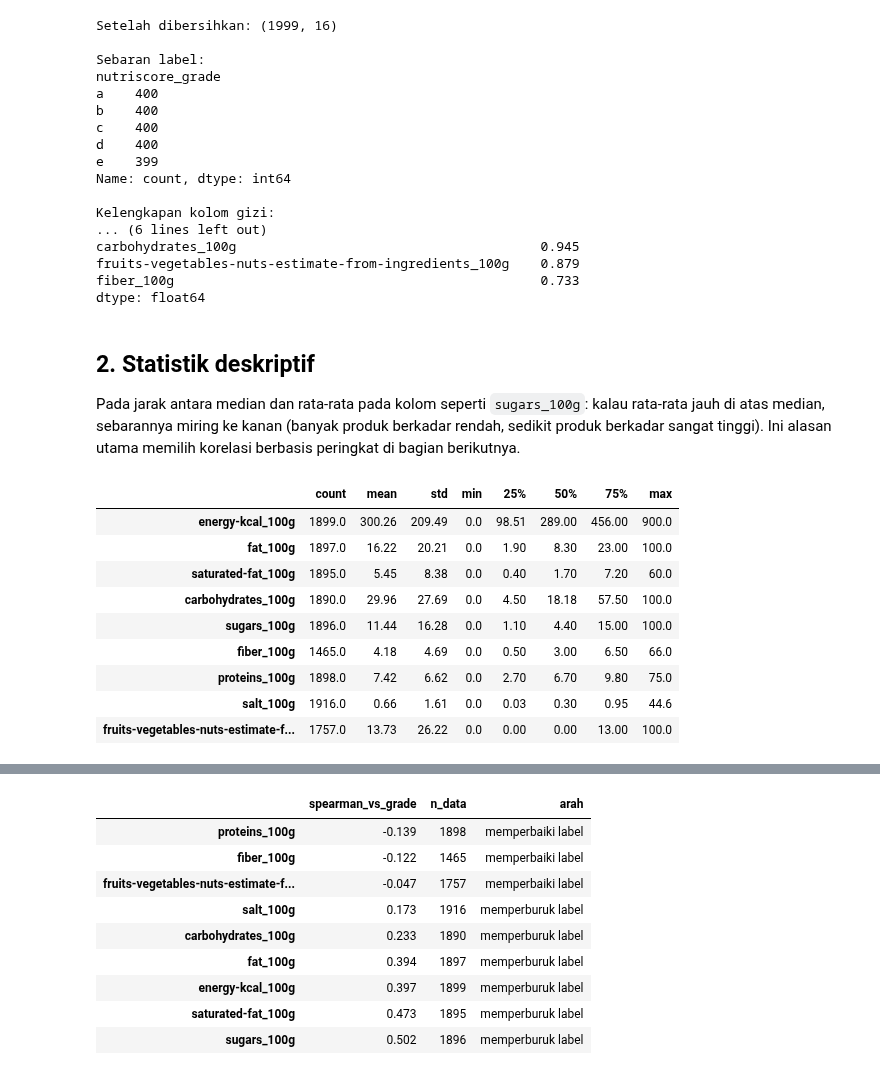
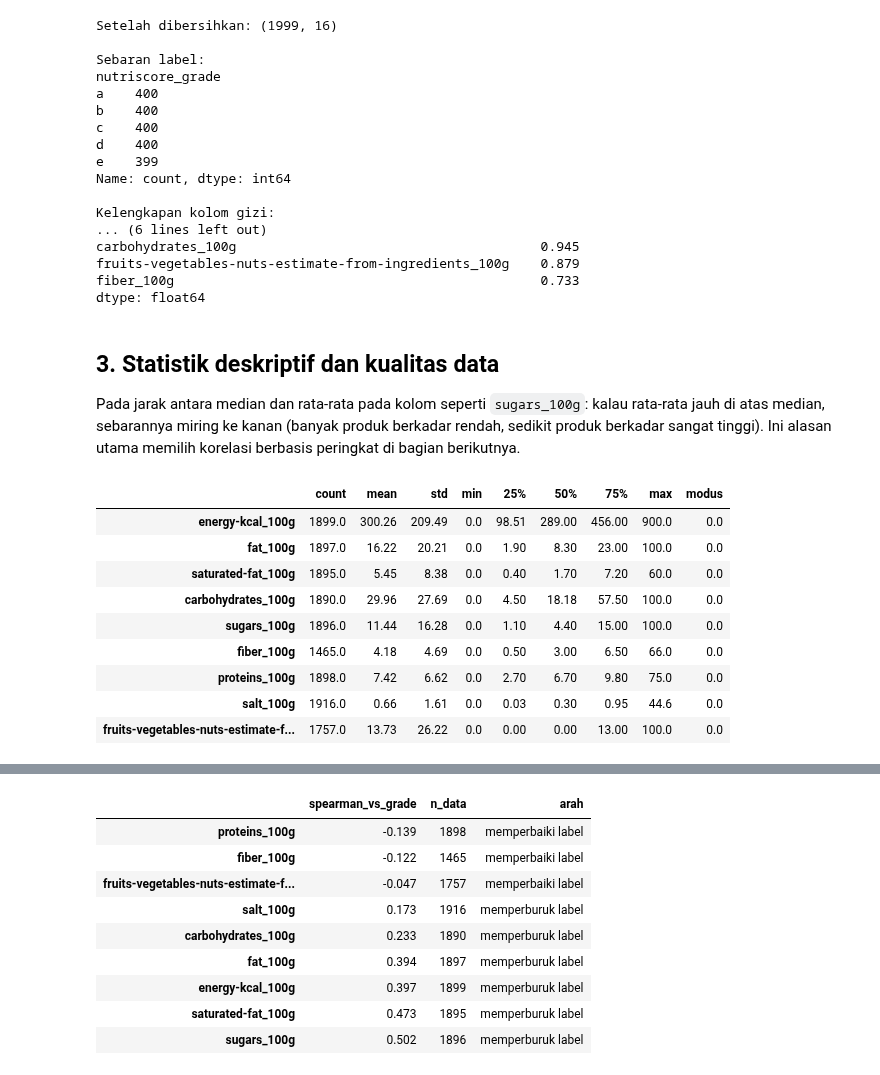
Before and after one commit to AIEngCourses/dm, a Jupyter notebook: week2/praktikum1/5054251024_Muhammad-Irzam-Hafis-Fabiansyah_Tugas_EDA.ipynb, the cells around one changed output, grey strips where cells are left out. Cells and saved outputs as stored; diff of their text form; code cells hidden in the pictures.

```diff
--- a/week2/praktikum1/5054251024_Muhammad-Irzam-Hafis-Fabiansyah_Tugas_EDA.ipynb
+++ b/week2/praktikum1/5054251024_Muhammad-Irzam-Hafis-Fabiansyah_Tugas_EDA.ipynb
@@ -92,20 +165,22 @@ fruits-vegetables-nuts-estimate-from-ingredients_100g    0.879
 fiber_100g                                               0.733
 dtype: float64
 # %% [markdown]
-## 2. Statistik deskriptif
+## 3. Statistik deskriptif dan kualitas data
 
 Pada jarak antara median dan rata-rata pada kolom seperti `sugars_100g`: kalau rata-rata jauh di atas median, sebarannya miring ke kanan (banyak produk berkadar rendah, sedikit produk berkadar sangat tinggi). Ini alasan utama memilih korelasi berbasis peringkat
 di bagian berikutnya.
-# %%
-df[NUTRIENTS].describe().T.round(2)
-# %% [output]
-|  | count | mean | std | min | 25% | 50% | 75% | max |
-| energy-kcal_100g | 1899.0 | 300.26 | 209.49 | 0.0 | 98.51 | 289.00 | 456.00 | 900.0 |
-| fat_100g | 1897.0 | 16.22 | 20.21 | 0.0 | 1.90 | 8.30 | 23.00 | 100.0 |
-| saturated-fat_100g | 1895.0 | 5.45 | 8.38 | 0.0 | 0.40 | 1.70 | 7.20 | 60.0 |
-| carbohydrates_100g | 1890.0 | 29.96 | 27.69 | 0.0 | 4.50 | 18.18 | 57.50 | 100.0 |
-| sugars_100g | 1896.0 | 11.44 | 16.28 | 0.0 | 1.10 | 4.40 | 15.00 | 100.0 |
-| fiber_100g | 1465.0 | 4.18 | 4.69 | 0.0 | 0.50 | 3.00 | 6.50 | 66.0 |
-| proteins_100g | 1898.0 | 7.42 | 6.62 | 0.0 | 2.70 | 6.70 | 9.80 | 75.0 |
-| salt_100g | 1916.0 | 0.66 | 1.61 | 0.0 | 0.03 | 0.30 | 0.95 | 44.6 |
-| fruits-vegetables-nuts-estimate-f... | 1757.0 | 13.73 | 26.22 | 0.0 | 0.00 | 0.00 | 13.00 | 100.0 |
+# %%
+stats = df[NUTRIENTS].describe().T
+stats["modus"] = df[NUTRIENTS].mode().iloc[0]  # nilai paling sering muncul
+stats.round(2)  # kolom 50% adalah median
+# %% [output]
+|  | count | mean | std | min | 25% | 50% | 75% | max | modus |
+| energy-kcal_100g | 1899.0 | 300.26 | 209.49 | 0.0 | 98.51 | 289.00 | 456.00 | 900.0 | 0.0 |
+| fat_100g | 1897.0 | 16.22 | 20.21 | 0.0 | 1.90 | 8.30 | 23.00 | 100.0 | 0.0 |
+| saturated-fat_100g | 1895.0 | 5.45 | 8.38 | 0.0 | 0.40 | 1.70 | 7.20 | 60.0 | 0.0 |
+| carbohydrates_100g | 1890.0 | 29.96 | 27.69 | 0.0 | 4.50 | 18.18 | 57.50 | 100.0 | 0.0 |
+| sugars_100g | 1896.0 | 11.44 | 16.28 | 0.0 | 1.10 | 4.40 | 15.00 | 100.0 | 0.0 |
+| fiber_100g | 1465.0 | 4.18 | 4.69 | 0.0 | 0.50 | 3.00 | 6.50 | 66.0 | 0.0 |
+| proteins_100g | 1898.0 | 7.42 | 6.62 | 0.0 | 2.70 | 6.70 | 9.80 | 75.0 | 0.0 |
+| salt_100g | 1916.0 | 0.66 | 1.61 | 0.0 | 0.03 | 0.30 | 0.95 | 44.6 | 0.0 |
+| fruits-vegetables-nuts-estimate-f... | 1757.0 | 13.73 | 26.22 | 0.0 | 0.00 | 0.00 | 13.00 | 100.0 | 0.0 |
```
Also changed, not shown: parts of 23 cells of this notebook, 1 other file.
